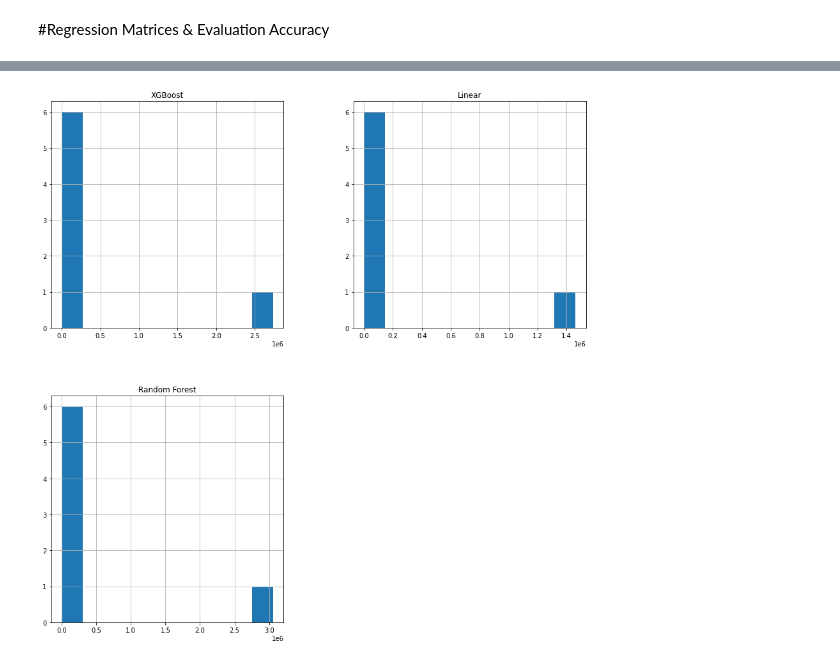
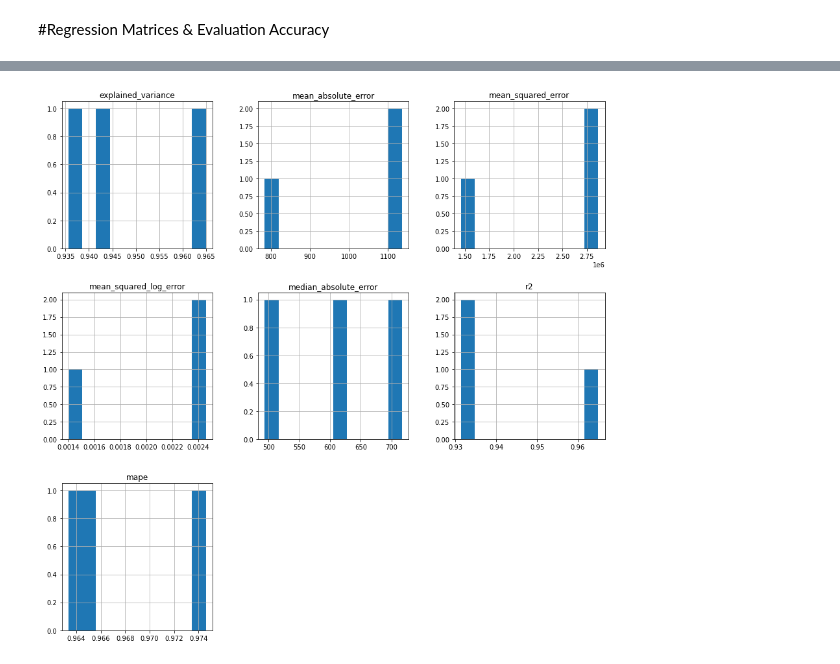
Before and after one commit to thedeveloper2104/NASH_2023_bro_code, a Jupyter notebook: NASH_Bro_Code_Energy_Streamliner.ipynb, the cells around one changed output, grey strips where cells are left out. Drawn from its saved outputs; the diff is of its cells as text; code cells hidden in the pictures.

Commit message:
Conclusion Charts

```diff
--- a/NASH_Bro_Code_Energy_Streamliner.ipynb
+++ b/NASH_Bro_Code_Energy_Streamliner.ipynb
@@ -580,0 +553,3 @@ merged_error_matrics
+# %%
+transpose_merged_errors = merged_error_matrics.transpose()
+transpose_merged_errors
@@ -581,5 +593,5 @@ merged_error_matrics
 # %%
-merged_error_matrics.hist(figsize=(15,15))
+transpose_merged_errors.hist(figsize=(15,15), bins=10)
 plt.show()
 # %% [output]
-[figure, old version]
+[figure, new version]
```
Also changed, not shown: parts of 12 cells of this notebook.
